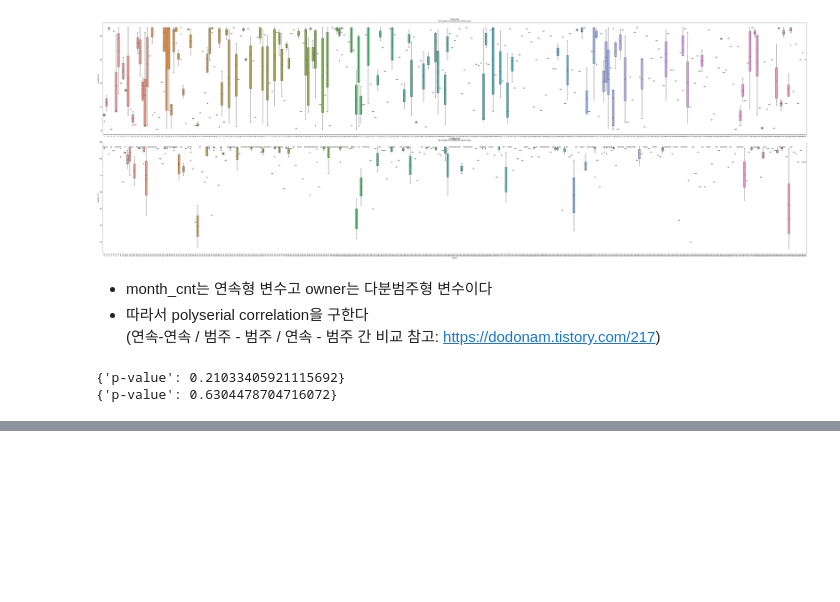
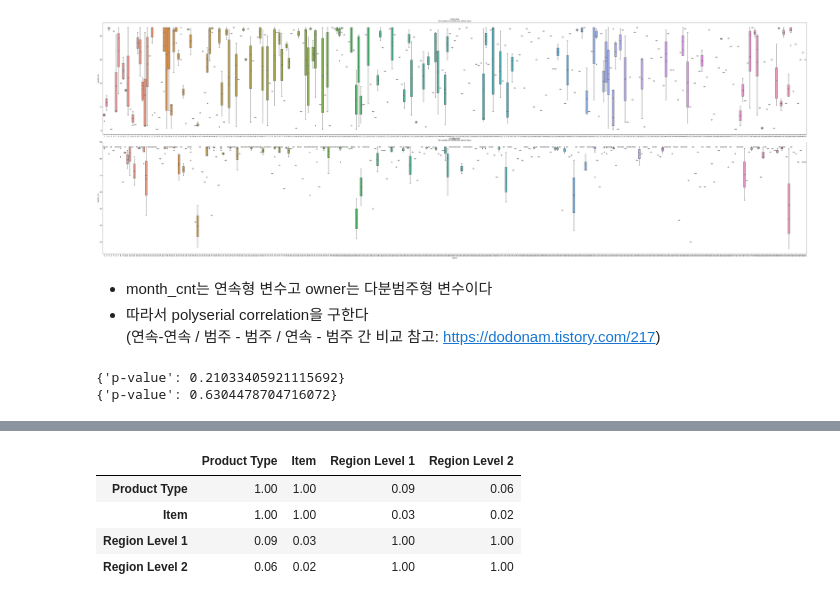
Before and after one commit to minji-o-j/Data-Science-Project, a Jupyter notebook: EDA2.ipynb, the cells around one changed output, grey strips where cells are left out. Drawn from its saved outputs; the diff is of its cells as text; code cells hidden in the pictures; blank space fills up the shorter version.

```diff
--- a/EDA2.ipynb
+++ b/EDA2.ipynb
@@ -347,0 +385,7 @@ print(polyserial_correlation(i_store_cnt_month['month_cnt'],i_store_cnt_month['o
+# %%
+def cramers_V(var1, var2):
+    crosstab = np.array(pd.crosstab(var1, var2, rownames=None, colnames=None))  # Cross table building
+    stat = chi2_contingency(crosstab)[0]  # Keeping of the test statistic of the Chi2 test
+    obs = np.sum(crosstab)  # Number of observations
+    mini = min(crosstab.shape) - 1  # Take the minimum value between the columns and the rows of the cross table
+    return stat / (obs * mini)
@@ -347,0 +417,8 @@ print(polyserial_correlation(i_store_cnt_month['month_cnt'],i_store_cnt_month['o
+# %%
+df
+# %% [output]
+|  | Product Type | Item | Region Level 1 | Region Level 2 |
+| Product Type | 1.00 | 1.00 | 0.09 | 0.06 |
+| Item | 1.00 | 1.00 | 0.03 | 0.02 |
+| Region Level 1 | 0.09 | 0.03 | 1.00 | 1.00 |
+| Region Level 2 | 0.06 | 0.02 | 1.00 | 1.00 |
```
Also changed, not shown: parts of 14 cells of this notebook.
